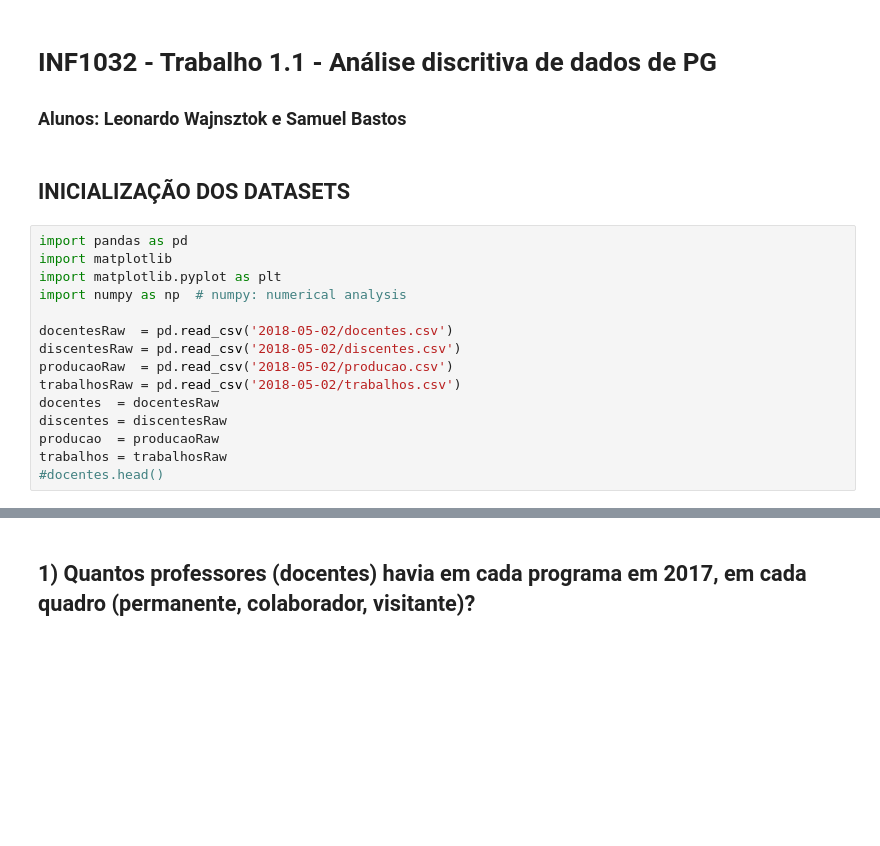
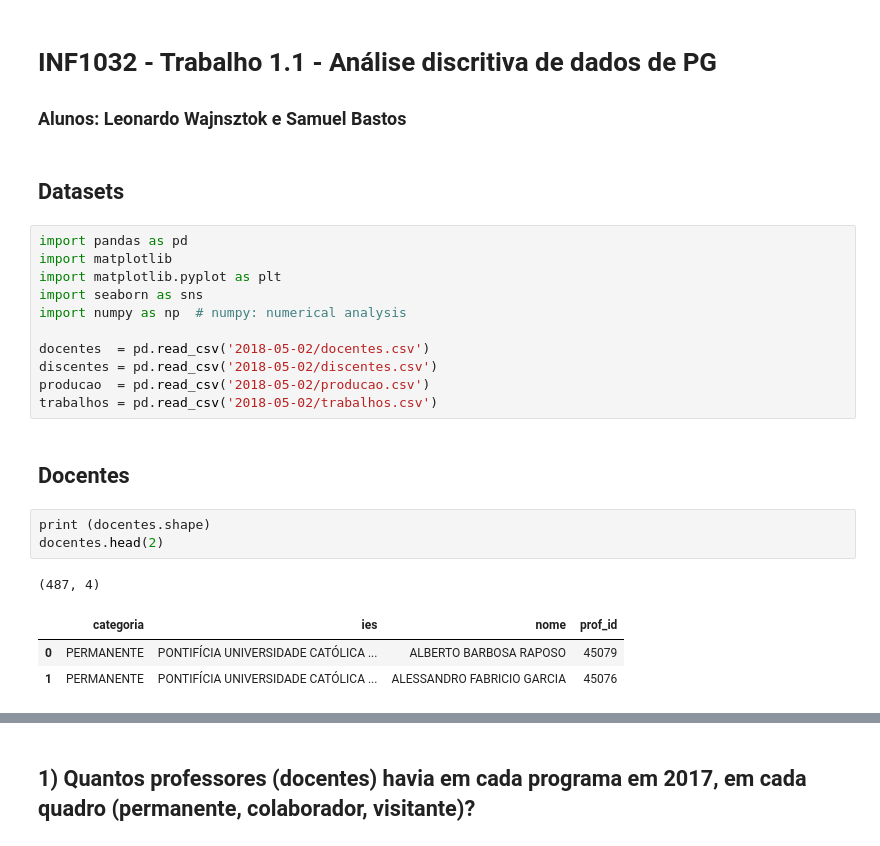
Before and after one commit to leotok/INF1032, a Jupyter notebook: T1-1.ipynb, the cells around one changed output, grey strips where cells are left out. Drawn from its saved outputs; the diff is of its cells as text; blank space fills up the shorter version.

```diff
--- a/T1-1.ipynb
+++ b/T1-1.ipynb
@@ -1,20 +1,26 @@
 # %% [markdown]
 # INF1032 - Trabalho 1.1 - Análise discritiva de dados de PG
 ### Alunos: Leonardo Wajnsztok e Samuel Bastos
-# %% [markdown]
-## INICIALIZAÇÃO DOS DATASETS
+# %% [markdown]
+## Datasets
 # %%
 import pandas as pd
 import matplotlib
 import matplotlib.pyplot as plt
+import seaborn as sns
 import numpy as np  # numpy: numerical analysis
 
-docentesRaw  = pd.read_csv('2018-05-02/docentes.csv')
-discentesRaw = pd.read_csv('2018-05-02/discentes.csv')
-producaoRaw  = pd.read_csv('2018-05-02/producao.csv')
-trabalhosRaw = pd.read_csv('2018-05-02/trabalhos.csv')
-docentes  = docentesRaw
-discentes = discentesRaw
-producao  = producaoRaw
-trabalhos = trabalhosRaw
-#docentes.head()
+docentes  = pd.read_csv('2018-05-02/docentes.csv')
+discentes = pd.read_csv('2018-05-02/discentes.csv')
+producao  = pd.read_csv('2018-05-02/producao.csv')
+trabalhos = pd.read_csv('2018-05-02/trabalhos.csv')
+# %% [markdown]
+## Docentes
+# %%
+print (docentes.shape)
+docentes.head(2)
+# %% [output]
+(487, 4)
+|  | categoria | ies | nome | prof_id |
+| 0 | PERMANENTE | PONTIFÍCIA UNIVERSIDADE CATÓLICA ... | ALBERTO BARBOSA RAPOSO | 45079 |
+| 1 | PERMANENTE | PONTIFÍCIA UNIVERSIDADE CATÓLICA ... | ALESSANDRO FABRICIO GARCIA | 45076 |
```
Also changed, not shown: parts of 10 cells of this notebook.
